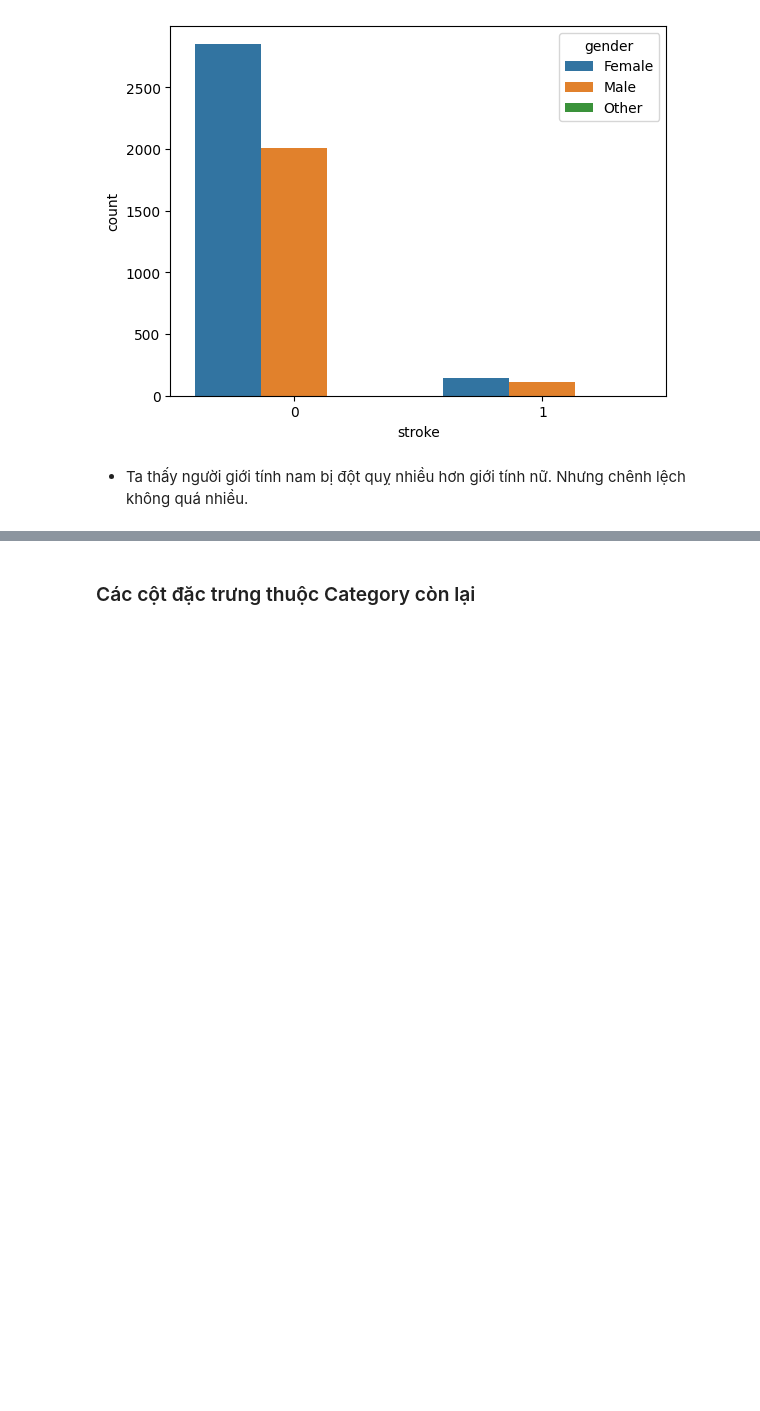
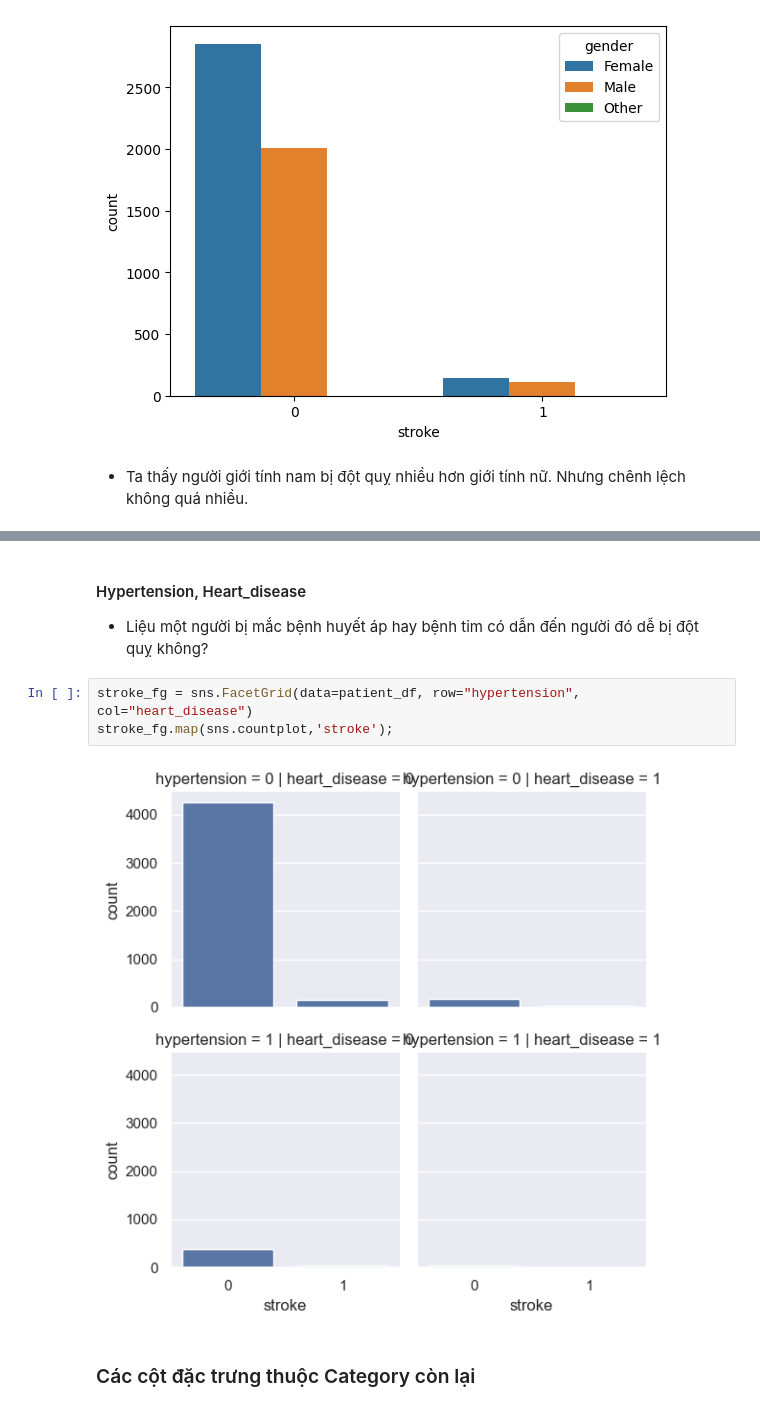
Before and after one commit to mnnam1302/Healthcare_Stroke, a Jupyter notebook: healthcare_stroke.ipynb, the cells around one changed output, grey strips where cells are left out. Saved outputs shown, nothing was run; the diff lists cells and outputs as text; blank space fills up the shorter version.

```diff
--- a/healthcare_stroke.ipynb
+++ b/healthcare_stroke.ipynb
@@ -282,3 +300,11 @@ sns.countplot(data=patient_df, x='stroke', hue='gender');
+# %% [markdown]
+#### Hypertension, Heart_disease
+* Liệu một người bị mắc bệnh huyết áp hay bệnh tim có dẫn đến người đó dễ bị đột quỵ không?
+# %%
+stroke_fg = sns.FacetGrid(data=patient_df, row="hypertension", col="heart_disease")
+stroke_fg.map(sns.countplot,'stroke');
+# %% [output]
+[figure, added]
 # %% [markdown]
 ### Các cột đặc trưng thuộc Category còn lại
 # %%
```
Also changed, not shown: parts of 7 cells of this notebook.
